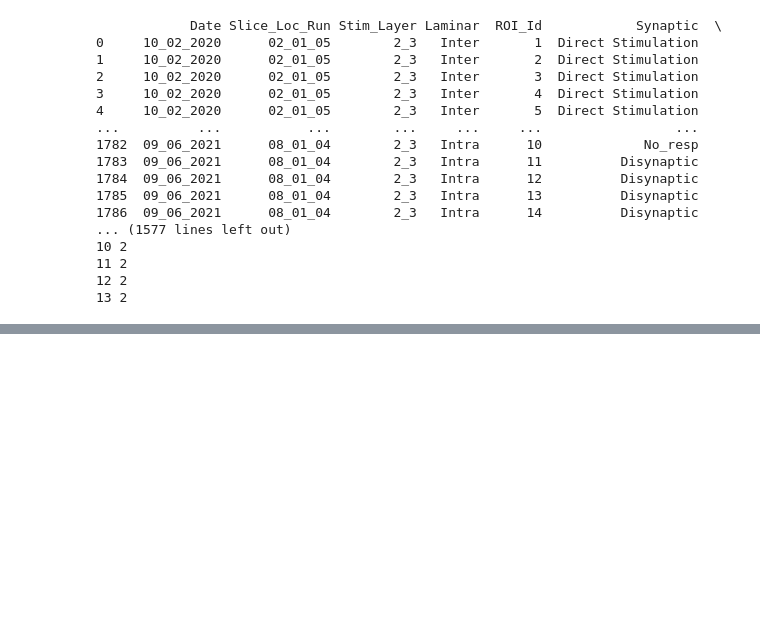
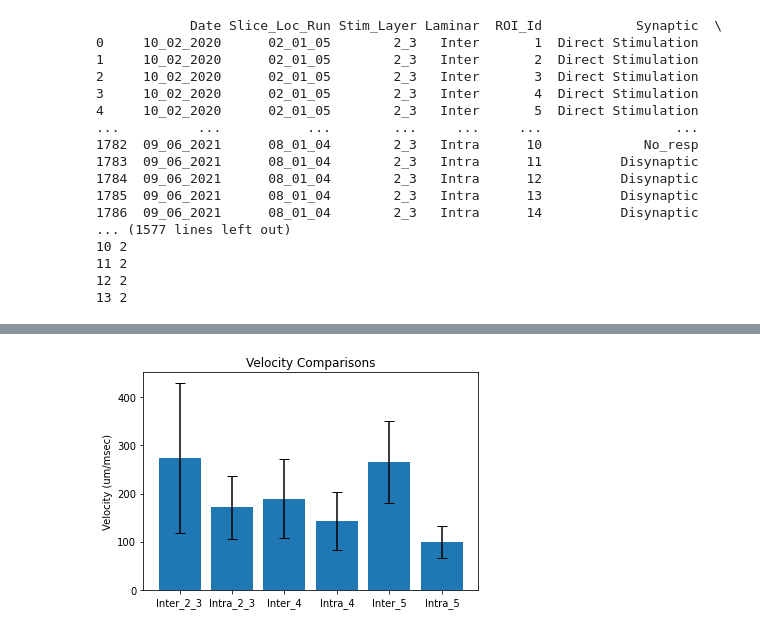
Before and after one commit to john-judge/TSM-to-ZDA, a Jupyter notebook: ConductionVelocity.ipynb, the cells around one changed output, grey strips where cells are left out. Drawn from its saved outputs; the diff is of its cells as text; code cells hidden in the pictures; blank space fills up the shorter version.

```diff
--- a/ConductionVelocity.ipynb
+++ b/ConductionVelocity.ipynb
@@ -158,7 +159,6 @@ for date in df.Date.unique():
                                 params = np.append(regr.intercept_, regr.coef_)
                                 y_pred = regr.predict(dist)
                                 velocity = round(1 / regr.coef_[0][0], 5)
-                                reg_lines.append([dist, y_pred, velocity, i_synap])
 
                                 # statistical significance analysis
                                 #define predictor and response variables
@@ -172,11 +172,12 @@ for date in df.Date.unique():
                                 model = sm.OLS(y, x).fit()
 
                                 pvalue = model.pvalues.loc['Distance']
-                                # print(model.summary())
+                                reg_lines.append([dist, y_pred, velocity, i_synap, pvalue])
+
 
                                 is_significant_correlation = (pvalue < 0.05)
 
-                                if is_significant_correlation:
+                                if is_significant_correlation and velocity > 0:
                                     vel_key = laminar_val + " " + layer_val
                                     if vel_key not in velocity_measurements:
                                         velocity_measurements[vel_key] = {}
@@ -186,7 +187,7 @@ for date in df.Date.unique():
 
                         plt.legend(["Other","Direct Stim", "Monosynaptic", "Disynaptic"])
                         for rl in reg_lines:
-                            dist, y_pred, velocity, i_synap = rl
+                            dist, y_pred, velocity, i_synap, pvalue = rl
                             plt.plot(dist, y_pred, c='b')
                             print(str(i_synap) + "-synapse Velocity:", round(velocity, 2), "um / ms")
                             print("\tP-value:", pvalue)
@@ -249,6 +250,8 @@ Num points: 9
 for vel_key in velocity_measurements:
     print("# ", vel_key)
     for i_synap in velocity_measurements[vel_key]:
+        if i_synap != 1:
+            continue
         print("## ", str(i_synap) + "-synapse:")
         print("Mean velocity:",
               round(np.average(velocity_measurements[vel_key][i_synap]), 2),
@@ -276,2 +279,77 @@ Mean velocity: 153.33 +/- 67.19          (N = 2)
 # %%
-# Make box and whisker plots comparing velocities by interlaminar, intralaminar and stimulation site
+# Make box and whisker plots comparing velocities by interlaminar, intralaminar, and stimulation site
+
+# vel_key is laminar direction[dir*] + stim layer
+#    * 2/3 or 5 direction if inter from 4
+
+# Plot 1: 5 bars
+plot_1_data = {}
+for vel_key in velocity_measurements:
+    vel_data = velocity_measurements[vel_key][1]  # monosyn only
+    laminar, layer = vel_key.split(" ")
+    laminar = laminar[:5]
+    new_key = laminar + "_" + layer
+    if new_key not in plot_1_data:
+        plot_1_data[new_key] = []
+    plot_1_data[new_key] += vel_data
+plt.bar([i for i in range(len(plot_1_data.keys()))],
+        [np.mean(plot_1_data[k]) for k in plot_1_data],
+        tick_label=[k for k in plot_1_data],
+        yerr=[np.std(plot_1_data[k]) for k in plot_1_data],
+        error_kw={"capsize": 5.0})
+plt.ylabel("Velocity (um/msec)")
+plt.title("Velocity Comparisons")
+plt.show()
+
+# group data for more specific comparisons
+plot_2_data = {}
+plot_3_data = {}
+for vel_key in velocity_measurements:
+    vel_data = velocity_measurements[vel_key][1]  # monosyn only
+    laminar, layer = vel_key.split(" ")
+
+    if laminar not in plot_2_data:
+        plot_2_data[laminar] = []
+    plot_2_data[laminar] += vel_data
+
+    if "Inter" in laminar:
+        if layer in ["2_3", "5"]:
+            layer = "L2/3, L5"
+        elif layer == "4":
+            layer = "L4"
+        if layer not in plot_3_data:
+            plot_3_data[layer] = []
+        plot_3_data[layer] += vel_data
+
+# Plot 2: box and whiskers comparing inter vs intra
+P.figure()
+labels = ['Interlaminar', 'Intralaminar']
+bp = P.boxplot([plot_2_data[lbl[:5]] for lbl in labels],
+               labels=labels,
+               sym="")  # hides fliers
+for i in range(len(labels)):
+    lbl = labels[i]
+    y = plot_2_data[lbl[:5]]
+    x = np.random.normal(1+i, 0.04, size=len(y))
+    P.plot(x, y, 'r.', alpha=0.2)
+plt.ylabel("Velocity (um/msec)")
+plt.title("Velocity Comparison: Laminar Directions")
+P.show()
+
+# Plot 3: box and whisker trajectories only inter, comparing L4 vs L2/3, L5
+P.figure()
+labels = ["L2/3, L5", 'L4']
+bp = P.boxplot([plot_3_data[lbl] for lbl in labels],
+               labels=labels,
+               sym="")  # hides fliers
+for i in range(len(labels)):
+    lbl = labels[i]
+    y = plot_3_data[lbl]
+    x = np.random.normal(1+i, 0.04, size=len(y))
+    P.plot(x, y, 'r.', alpha=0.2)
+plt.ylabel("Velocity (um/msec)")
+plt.ylabel("Stimulation Layer")
+plt.title("Velocity Comparison: Stimulation Layer")
+P.show()
+# %% [output]
+[figure, added]
```
Also changed, not shown: parts of 4 cells of this notebook, 5 other files.
